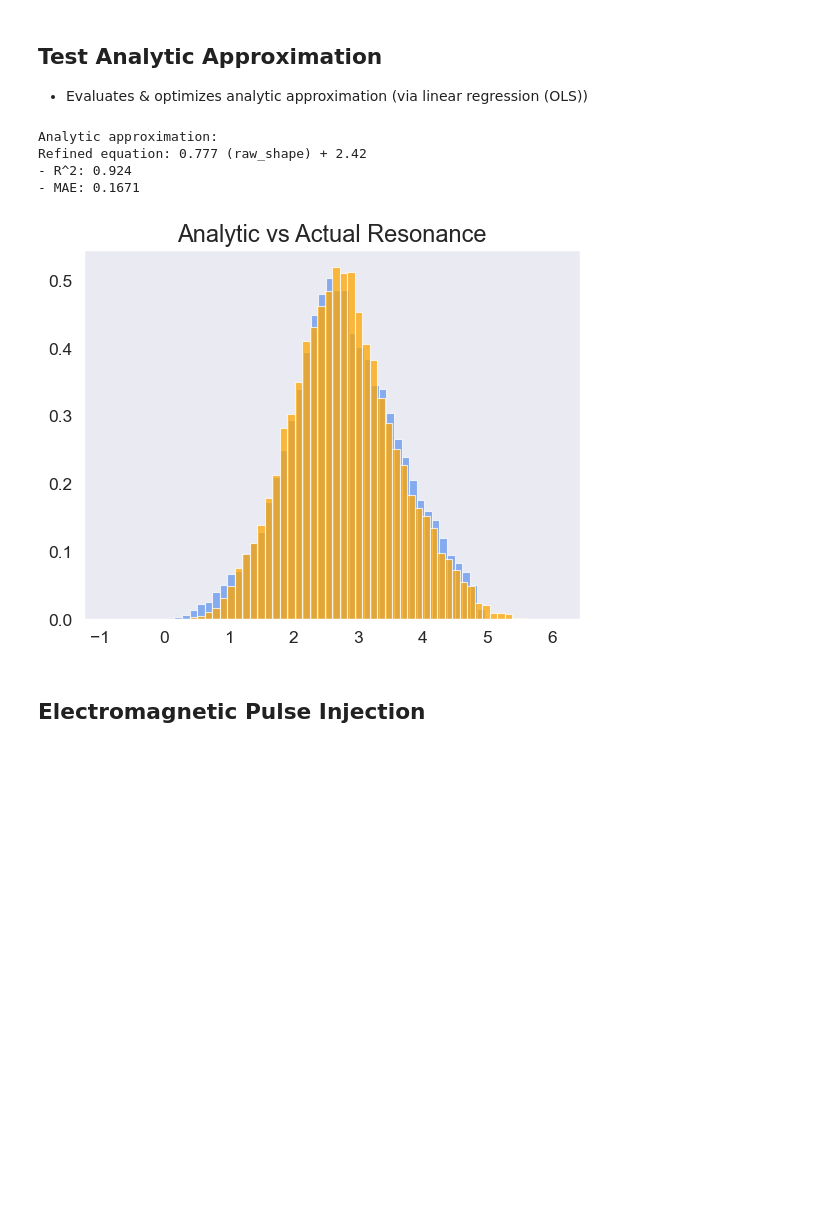
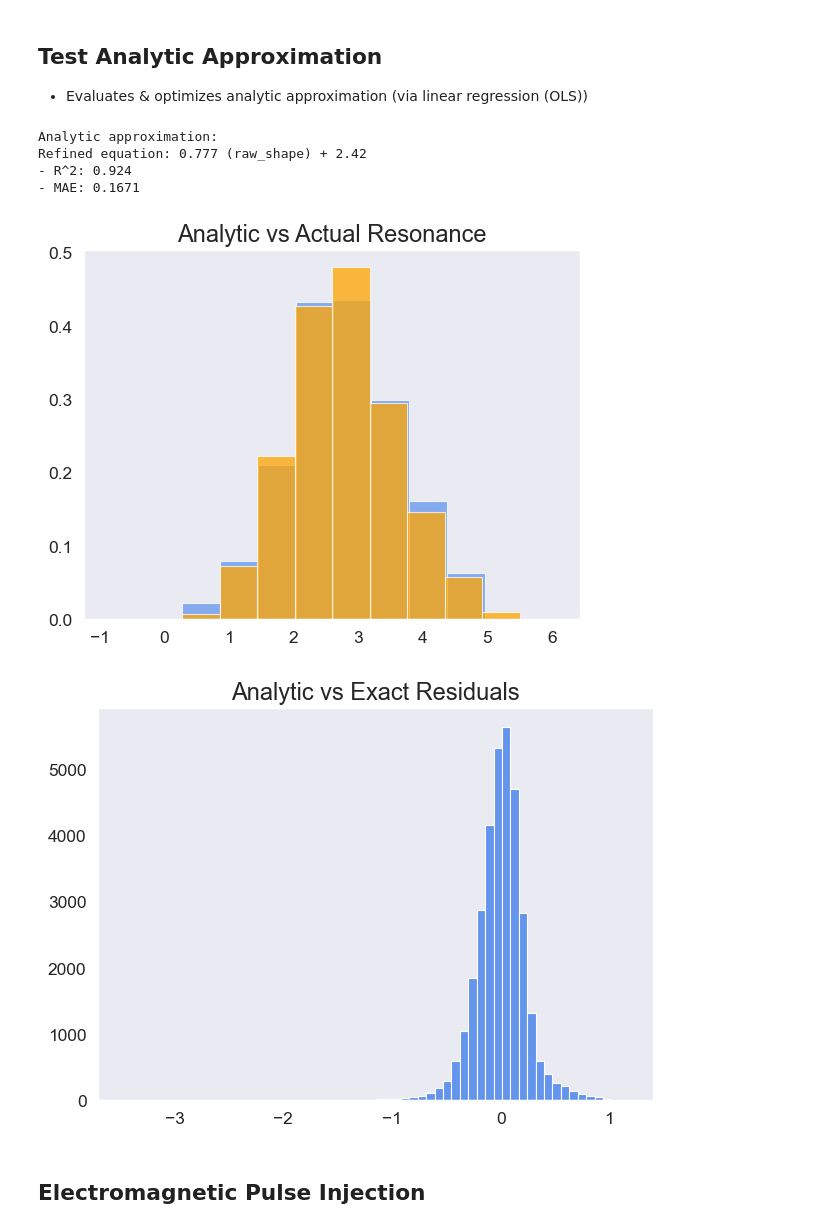
Before and after one commit to jgsoltes/Spacetime-KDE, a Jupyter notebook: Universe_KDE.ipynb, the cells around one changed output. Cells and saved outputs as stored; diff of their text form; code cells hidden in the pictures; blank space fills up the shorter version.

```diff
--- a/Universe_KDE.ipynb
+++ b/Universe_KDE.ipynb
@@ -2126,14 +2126,14 @@ from sklearn.metrics import r2_score, mean_absolute_error
 # functions for simplicity
 def lor(x): return 1.0 / (1.0 + np.square(x))
 def sq(x):  return np.square(x)
-def test_analytic_approximation(i):
+def test_analytic_approximation():
     '''Tests the derived analytic approximation.
     Applies linear regression to optimize the equation coefficient and constant.'''
 
     # # resonance approximation
     geometric_terms = a_dot**2 + (a * (1+a_dd**2))
     temporal_terms = - 1/(1+(1 + t)**2) - t
-    phase_terms = 1/3*b*(g-k) + 1/3*(k**2 + b**2 + g**2)
+    phase_terms = 1/3*b*(g-k) + 1/3*(b**2+g**2+k**2)
     raw_shape = (geometric_terms + temporal_terms + phase_terms).reshape(-1,1)
     # raw_shape = np.pi/4*(geometric_terms + temporal_terms + phase_terms + np.pi - 1/(2*np.pi*np.sqrt(n_dim))).reshape(-1,1) ### final result
 
@@ -2174,42 +2174,43 @@ a_dot = X_scaled[:,2].flatten()
 a_dd = X_scaled[:,3].flatten()
 m = X_scaled[:,6].flatten()
 k = X_scaled[:,8].flatten()
 b = X_scaled[:,9].flatten()
 g = X_scaled[:,10].flatten()
 
 
 ### compare analytical to KDE resonances
 print('Analytic approximation:')
-ups_vals, res = test_analytic_approximation(i)
+ups_vals, res = test_analytic_approximation()
 
 ### plot
 print()
 # scatter of prediction vs analytic
 # plt.scatter(ups_kde, ups_vals)
 # plt.plot([ups_kde.min(),ups_kde.max()], [ups_kde.min(),ups_kde.max()], 'r--')
 # plt.title('Analytic vs Exact Resonance')
 # plt.xlabel('Exact')
 # plt.ylabel('Analytic')
 # plt.show()
 
 # comparison plot
-plt.hist(ups_kde,alpha=0.75,density=True,color='cornflowerblue',label='KDE',bins=50)
-plt.hist(ups_vals,alpha=0.75,density=True,color='orange',label='Analytic',bins=50)
+plt.hist(ups_kde,alpha=0.75,density=True,color='cornflowerblue',label='KDE',bins=10)
+plt.hist(ups_vals,alpha=0.75,density=True,color='orange',label='Analytic',bins=10)
 plt.title('Analytic vs Actual Resonance')
 # plt.savefig('plots/symbolic_comparison.png')
 plt.show()
 
-# # residuals
-# plt.hist(res, color='cornflowerblue',bins=30)
-# plt.title('Analytic vs Exact Residuals')
-# plt.tight_layout()
-# plt.show()
+# residuals
+plt.hist(res, color='cornflowerblue',bins=60)
+plt.title('Analytic vs Exact Residuals')
+plt.tight_layout()
+plt.show()
 # %% [output]
 Analytic approximation:
 Refined equation: 0.777 (raw_shape) + 2.42
 - R^2: 0.924
 - MAE: 0.1671
-[figure, old version]
+[figure, new version]
+[figure, added]
 # %% [markdown]
 ## Electromagnetic Pulse Injection
 # %%
```
Also changed, not shown: parts of 5 cells of this notebook.
